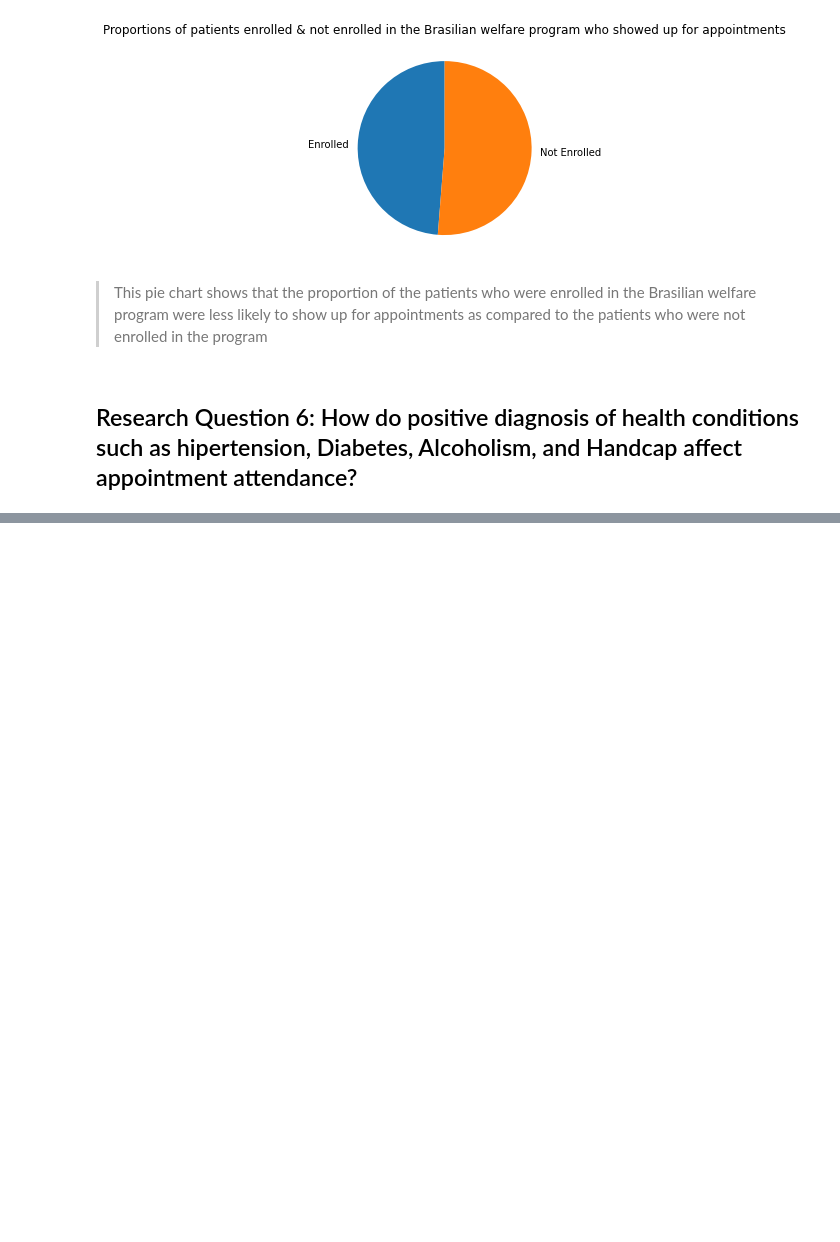
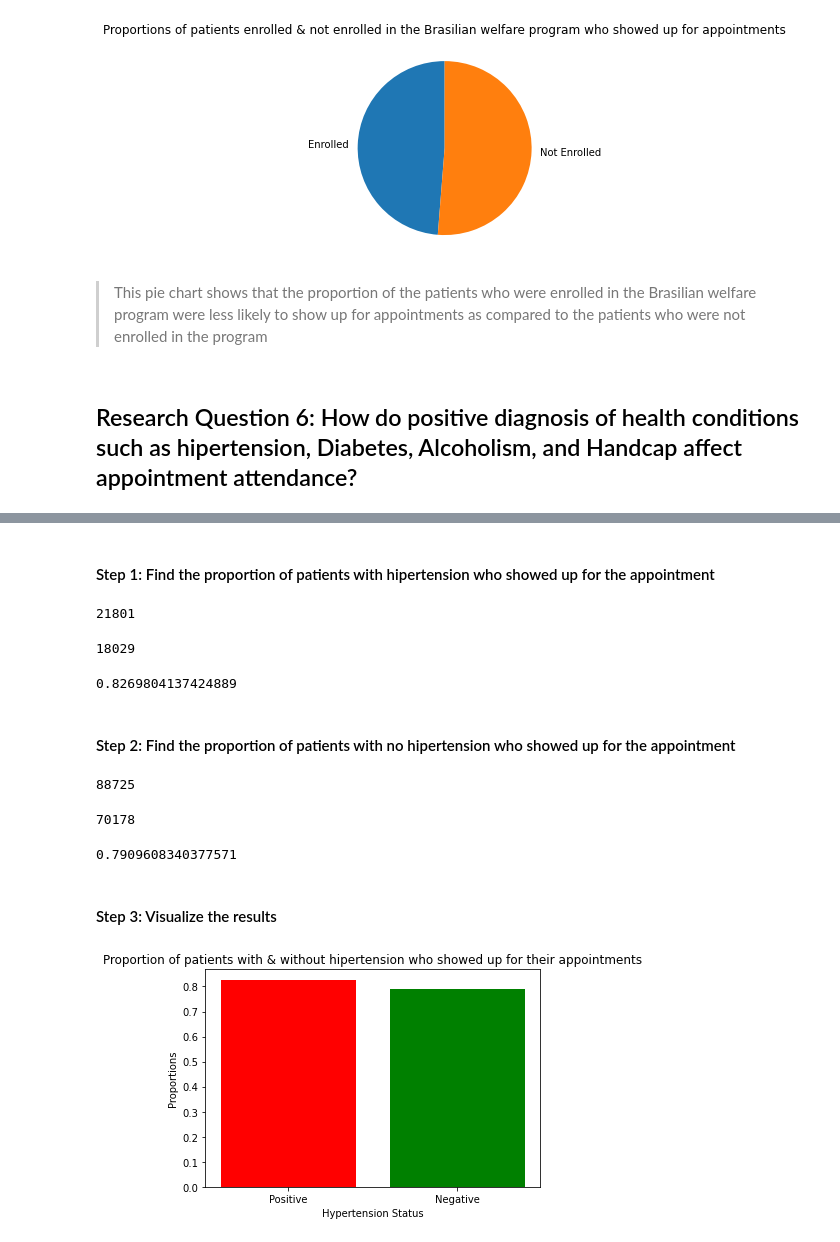
Before and after one commit to Kevson1/Doctor-s-Appointment-Case-Study, a Jupyter notebook: Appointments.ipynb, the cells around one changed output, grey strips where cells are left out. Cells and saved outputs as stored; diff of their text form; code cells hidden in the pictures; blank space fills up the shorter version.

```diff
--- a/Appointments.ipynb
+++ b/Appointments.ipynb
@@ -729,0 +754,54 @@ plt.show();
+# %% [markdown]
+#### Step 1: Find the proportion of patients with hipertension who showed up for the appointment
+# %%
+# Find the total number of patients who were diagnosed with hipertension/High Blood Pressure (HBP)
+tt_HBP_patient = hbp_df['AppointmentID'].value_counts().sum()
+tt_HBP_patient
+# %% [output]
+21801
+# %%
+# Find the number of patients with hipertension who showed up for the appointment
+tt_HBP_patient_show = hbp_df.query('No_show == "No"').value_counts().sum()
+tt_HBP_patient_show
+# %% [output]
+18029
+# %%
+# proportion of patients with hipertension who showed up for the appointment
+prop_HBP_patient_show = proportion(tt_HBP_patient, tt_HBP_patient_show)
+prop_HBP_patient_show
+# %% [output]
+0.8269804137424889
+# %% [markdown]
+#### Step 2: Find the proportion of patients with no hipertension who showed up for the appointment
+# %%
+# Find the total number of patients who did not have hipertension/High Blood Pressure (HBP)
+n_tt_HBP_patient = n_hbp_df['AppointmentID'].value_counts().sum()
+n_tt_HBP_patient
+# %% [output]
+88725
+# %%
+# Find the number of patients with no hipertension who showed up for the appointment
+n_tt_HBP_patient_show = n_hbp_df.query('No_show == "No"').value_counts().sum()
+n_tt_HBP_patient_show
+# %% [output]
+70178
+# %%
+# proportion of patients with no hipertension who showed up for the appointment
+prop_n_HBP_patient_show = proportion(n_tt_HBP_patient, n_tt_HBP_patient_show)
+prop_n_HBP_patient_show
+# %% [output]
+0.7909608340377571
+# %% [markdown]
+#### Step 3: Visualize the results
+# %%
+hbp_status = ['Positive', 'Negative']
+hbp_proportions = [prop_HBP_patient_show, prop_n_HBP_patient_show]
+colors = ['Red', 'Green']
+plt.bar(hbp_status, hbp_proportions, color=colors)
+plt.title('Proportion of patients with & without hipertension who showed up for their appointments')
+plt.xlabel('Hypertension Status')
+plt.ylabel('Proportions')
+
+plt.show();
+# %% [output]
+[figure, added]
```
Also changed, not shown: parts of 56 cells of this notebook.
